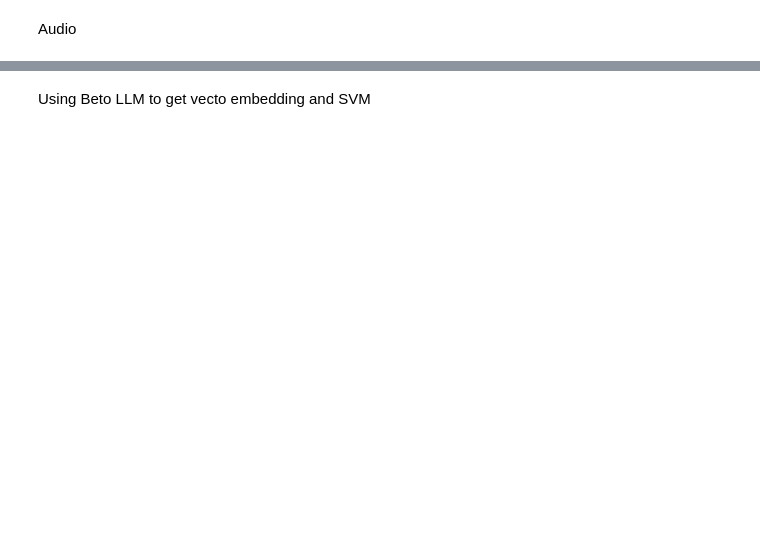
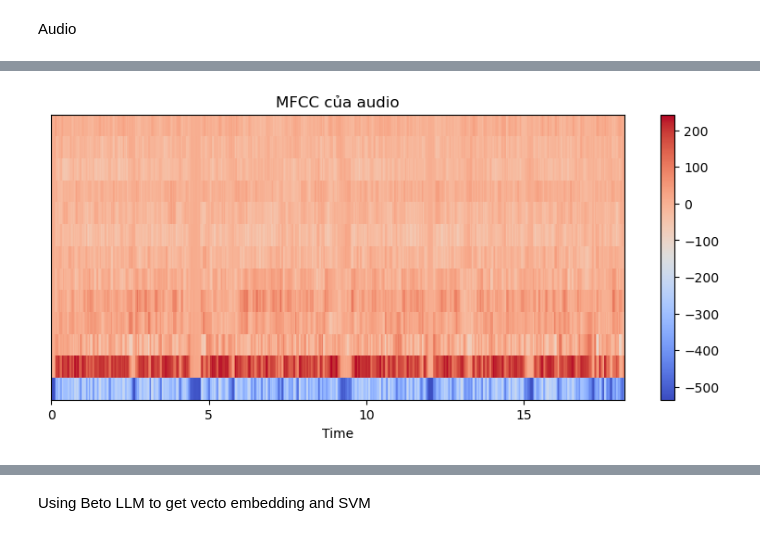
Before and after one commit to baominh5xx2/Multimodal-Speech-text-Satire-Recognition-in-Spanish, a Jupyter notebook: main.ipynb, the cells around one changed output, grey strips where cells are left out. Saved outputs shown, nothing was run; the diff lists cells and outputs as text; code cells hidden in the pictures; blank space fills up the shorter version.

```diff
--- a/main.ipynb
+++ b/main.ipynb
@@ -251,0 +271,12 @@ FileNotFoundError: [Errno 2] No such file or directory: '3889a67c-6b948c2a.mp3'
+# %%
+# Trích xuất MFCC
+mfccs = librosa.feature.mfcc(y=y, sr=sr, n_mfcc=13)
+
+# Vẽ biểu đồ MFCC
+plt.figure(figsize=(10, 4))
+librosa.display.specshow(mfccs, sr=sr, x_axis="time")
+plt.colorbar()
+plt.title("MFCC của audio")
+plt.show()
+# %% [output]
+[figure, added]
```
Also changed, not shown: parts of 20 cells of this notebook.
